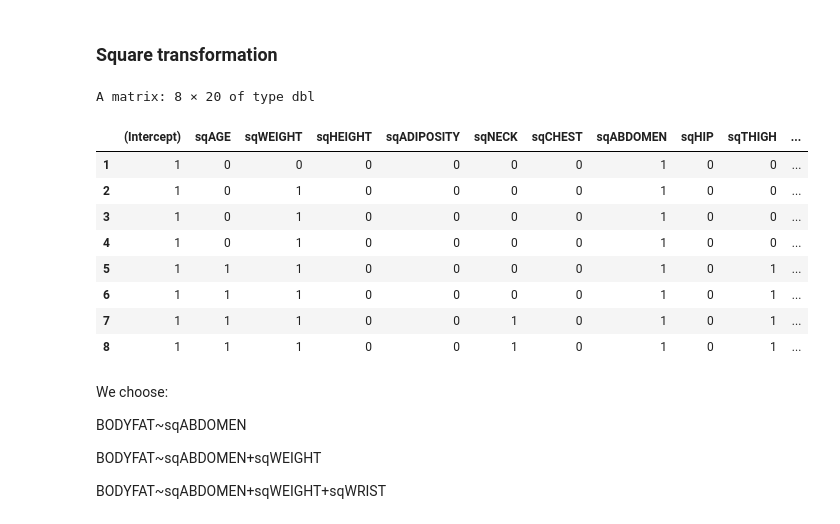
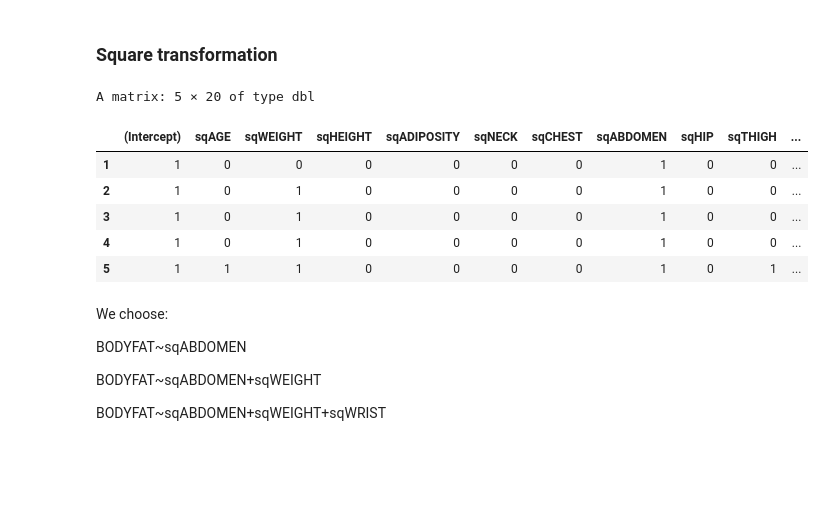
Before and after one commit to heitinamoranika/Module_2, a Jupyter notebook: Module_2.ipynb, the cells around one changed output. Drawn from its saved outputs; the diff is of its cells as text; code cells hidden in the pictures; blank space fills up the shorter version.

```diff
--- a/Module_2.ipynb
+++ b/Module_2.ipynb
@@ -678,21 +906,18 @@ BODYFAT~LogABDOMEN+LogHEIGHT+LogWRIST
 # %% [markdown]
 ### Square transformation
 # %%
-LeapsResults_Square=regsubsets(BODYFAT~sqAGE+sqWEIGHT+sqHEIGHT+sqADIPOSITY+sqNECK+sqCHEST+sqABDOMEN+sqHIP+sqTHIGH+sqKNEE+sqANKLE+sqBICEPS+sqFOREARM+sqWRIST,data=ExtendData,nbest=1,method="exhaustive")
+LeapsResults_Square=regsubsets(BODYFAT~sqAGE+sqWEIGHT+sqHEIGHT+sqADIPOSITY+sqNECK+sqCHEST+sqABDOMEN+sqHIP+sqTHIGH+sqKNEE+sqANKLE+sqBICEPS+sqFOREARM+sqWRIST,data=ExtendData,nbest=1,nvmax =5,method="exhaustive")
 LeapsResults_Square_Table=cbind(summary(LeapsResults_Square)$which,summary(LeapsResults_Square)$rsq,summary(LeapsResults_Square)$rss,summary(LeapsResults_Square)$adjr2,summary(LeapsResults_Square)$cp,summary(LeapsResults_Square)$bic)
 dimnames(LeapsResults_Square_Table)[[2]]=c(dimnames(summary(LeapsResults_Square)$which)[[2]],"rsq","rss","adjrsq","cp","bic")
 LeapsResults_Square_Table
 # %% [output]
-A matrix: 8 × 20 of type dbl
+A matrix: 5 × 20 of type dbl
 |  | (Intercept) | sqAGE | sqWEIGHT | sqHEIGHT | sqADIPOSITY | sqNECK | sqCHEST | sqABDOMEN | sqHIP | sqTHIGH | ... |
 | 1 | 1 | 0 | 0 | 0 | 0 | 0 | 0 | 1 | 0 | 0 | ... |
 | 2 | 1 | 0 | 1 | 0 | 0 | 0 | 0 | 1 | 0 | 0 | ... |
 | 3 | 1 | 0 | 1 | 0 | 0 | 0 | 0 | 1 | 0 | 0 | ... |
 | 4 | 1 | 0 | 1 | 0 | 0 | 0 | 0 | 1 | 0 | 0 | ... |
 | 5 | 1 | 1 | 1 | 0 | 0 | 0 | 0 | 1 | 0 | 1 | ... |
-| 6 | 1 | 1 | 1 | 0 | 0 | 0 | 0 | 1 | 0 | 1 | ... |
-| 7 | 1 | 1 | 1 | 0 | 0 | 1 | 0 | 1 | 0 | 1 | ... |
-| 8 | 1 | 1 | 1 | 0 | 0 | 1 | 0 | 1 | 0 | 1 | ... |
 # %% [markdown]
 We choose:
 
```
Also changed, not shown: parts of 75 cells of this notebook, 14 other files.
